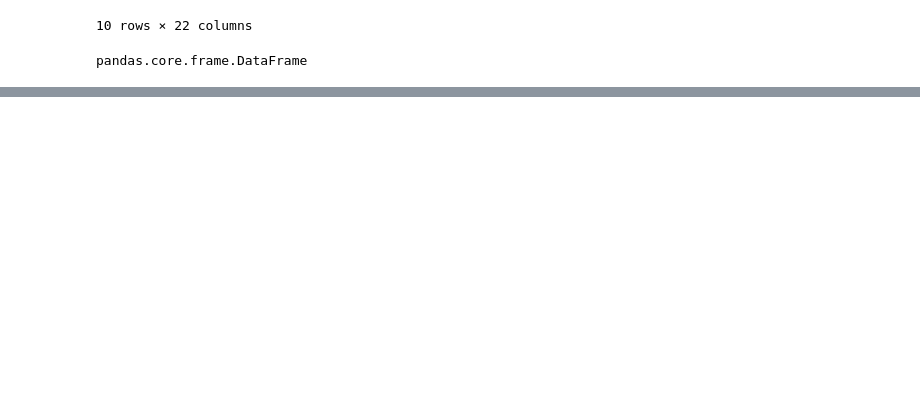
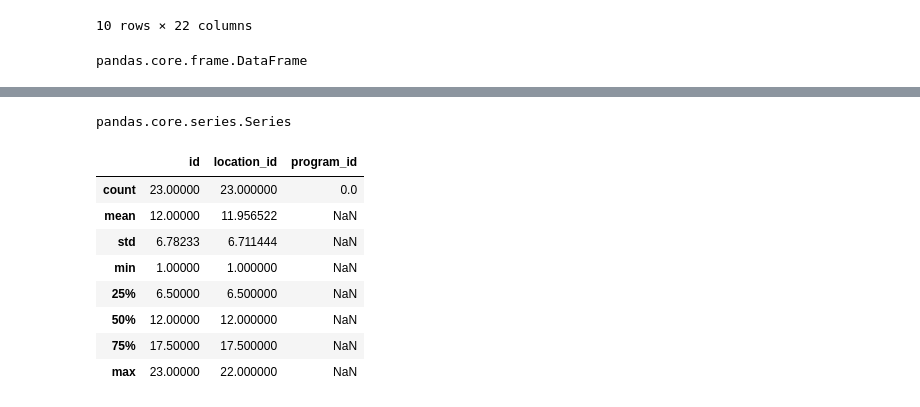
Before and after one commit to prathmeshpatil98/learnpandas, a Jupyter notebook: pandaspractice.ipynb, the cells around one changed output, grey strips where cells are left out. Saved outputs shown, nothing was run; the diff lists cells and outputs as text; code cells hidden in the pictures; blank space fills up the shorter version.

Commit message:
pandas practice project

```diff
--- a/pandaspractice.ipynb
+++ b/pandaspractice.ipynb
@@ -101,0 +152,16 @@ df1
+# %%
+type(df['location_id'])
+# %% [output]
+pandas.core.series.Series
+# %%
+df.describe()
+# %% [output]
+|  | id | location_id | program_id |
+| count | 23.00000 | 23.000000 | 0.0 |
+| mean | 12.00000 | 11.956522 | NaN |
+| std | 6.78233 | 6.711444 | NaN |
+| min | 1.00000 | 1.000000 | NaN |
+| 25% | 6.50000 | 6.500000 | NaN |
+| 50% | 12.00000 | 12.000000 | NaN |
+| 75% | 17.50000 | 17.500000 | NaN |
+| max | 23.00000 | 22.000000 | NaN |
```
Also changed, not shown: parts of 7 cells of this notebook, 2 other files.
